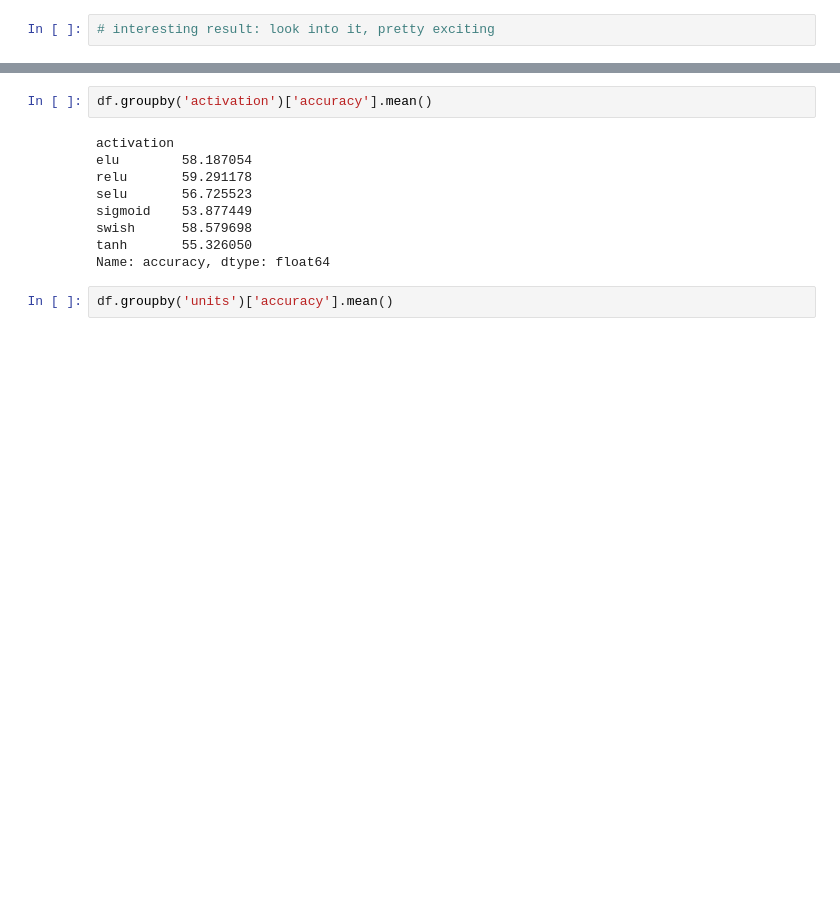
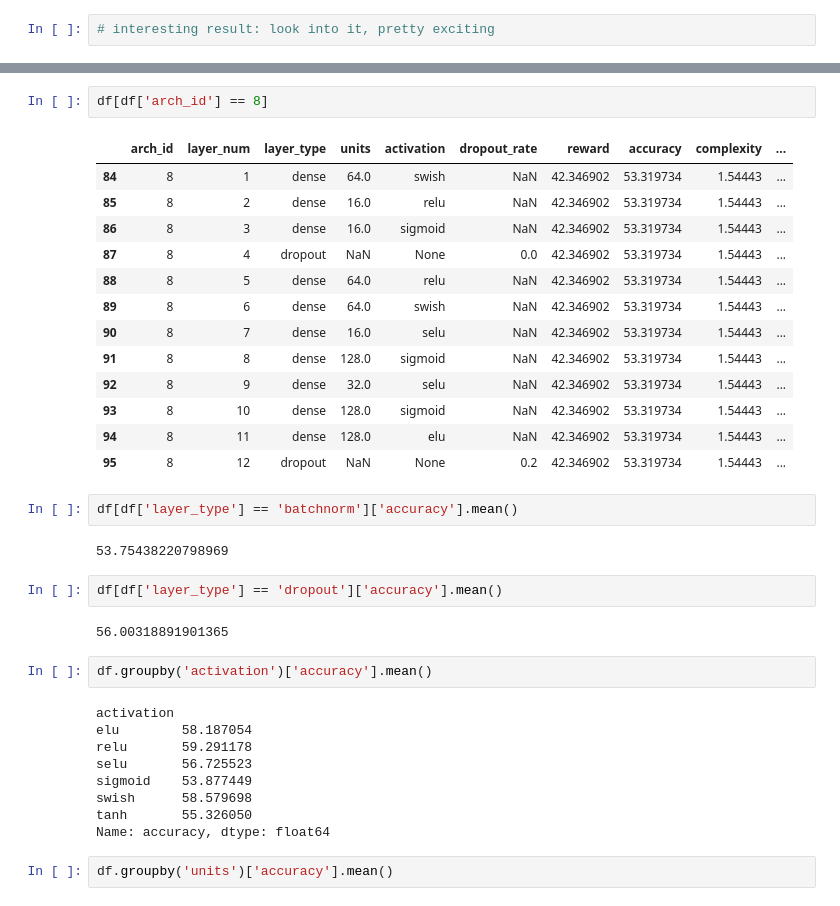
Before and after one commit to abhinav-madabhushi/Math-M148-NAS, a Jupyter notebook: RL_Model.ipynb, the cells around one changed output, grey strips where cells are left out. Saved outputs shown, nothing was run; the diff lists cells and outputs as text; blank space fills up the shorter version.

```diff
--- a/RL_Model.ipynb
+++ b/RL_Model.ipynb
@@ -358,3 +466,27 @@ df
+# %%
+df[df['arch_id'] == 8]
+# %% [output]
+|  | arch_id | layer_num | layer_type | units | activation | dropout_rate | reward | accuracy | complexity | ... |
+| 84 | 8 | 1 | dense | 64.0 | swish | NaN | 42.346902 | 53.319734 | 1.54443 | ... |
+| 85 | 8 | 2 | dense | 16.0 | relu | NaN | 42.346902 | 53.319734 | 1.54443 | ... |
+| 86 | 8 | 3 | dense | 16.0 | sigmoid | NaN | 42.346902 | 53.319734 | 1.54443 | ... |
+| 87 | 8 | 4 | dropout | NaN | None | 0.0 | 42.346902 | 53.319734 | 1.54443 | ... |
+| 88 | 8 | 5 | dense | 64.0 | relu | NaN | 42.346902 | 53.319734 | 1.54443 | ... |
+| 89 | 8 | 6 | dense | 64.0 | swish | NaN | 42.346902 | 53.319734 | 1.54443 | ... |
+| 90 | 8 | 7 | dense | 16.0 | selu | NaN | 42.346902 | 53.319734 | 1.54443 | ... |
+| 91 | 8 | 8 | dense | 128.0 | sigmoid | NaN | 42.346902 | 53.319734 | 1.54443 | ... |
+| 92 | 8 | 9 | dense | 32.0 | selu | NaN | 42.346902 | 53.319734 | 1.54443 | ... |
+| 93 | 8 | 10 | dense | 128.0 | sigmoid | NaN | 42.346902 | 53.319734 | 1.54443 | ... |
+| 94 | 8 | 11 | dense | 128.0 | elu | NaN | 42.346902 | 53.319734 | 1.54443 | ... |
+| 95 | 8 | 12 | dropout | NaN | None | 0.2 | 42.346902 | 53.319734 | 1.54443 | ... |
+# %%
+df[df['layer_type'] == 'batchnorm']['accuracy'].mean()
+# %% [output]
+53.75438220798969
+# %%
+df[df['layer_type'] == 'dropout']['accuracy'].mean()
+# %% [output]
+56.00318891901365
 # %%
 df.groupby('activation')['accuracy'].mean()
 # %% [output]
```
Also changed, not shown: parts of 18 cells of this notebook, 24 other files.
